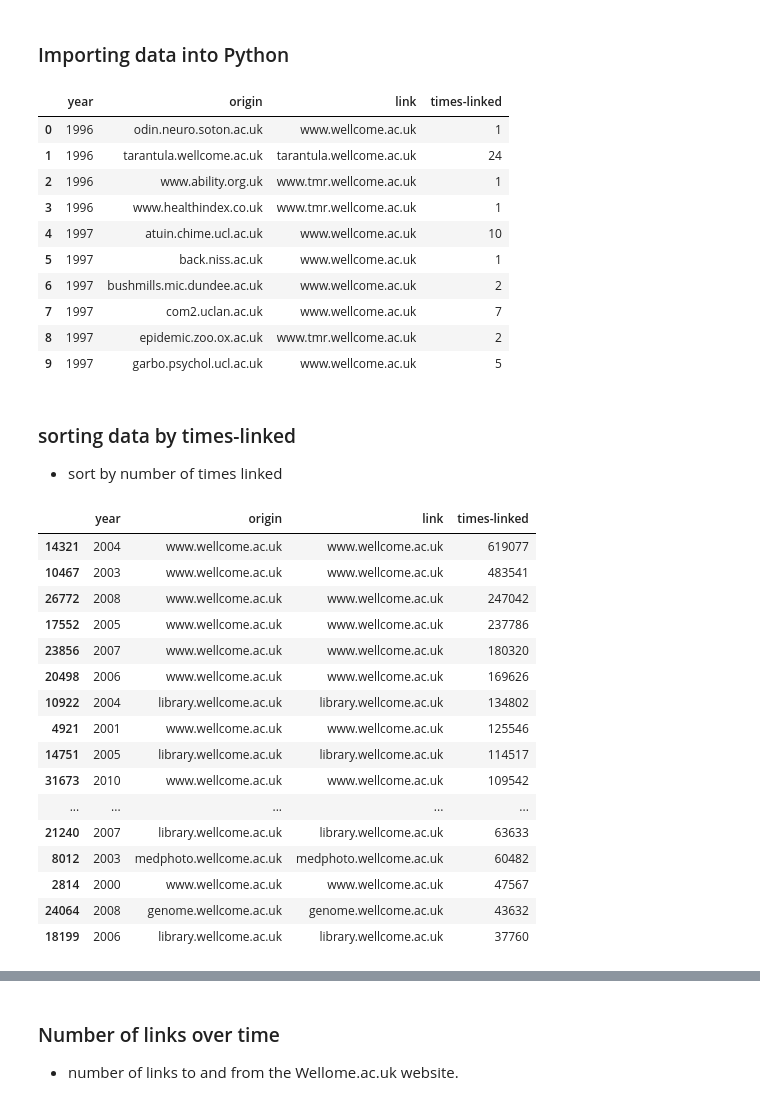
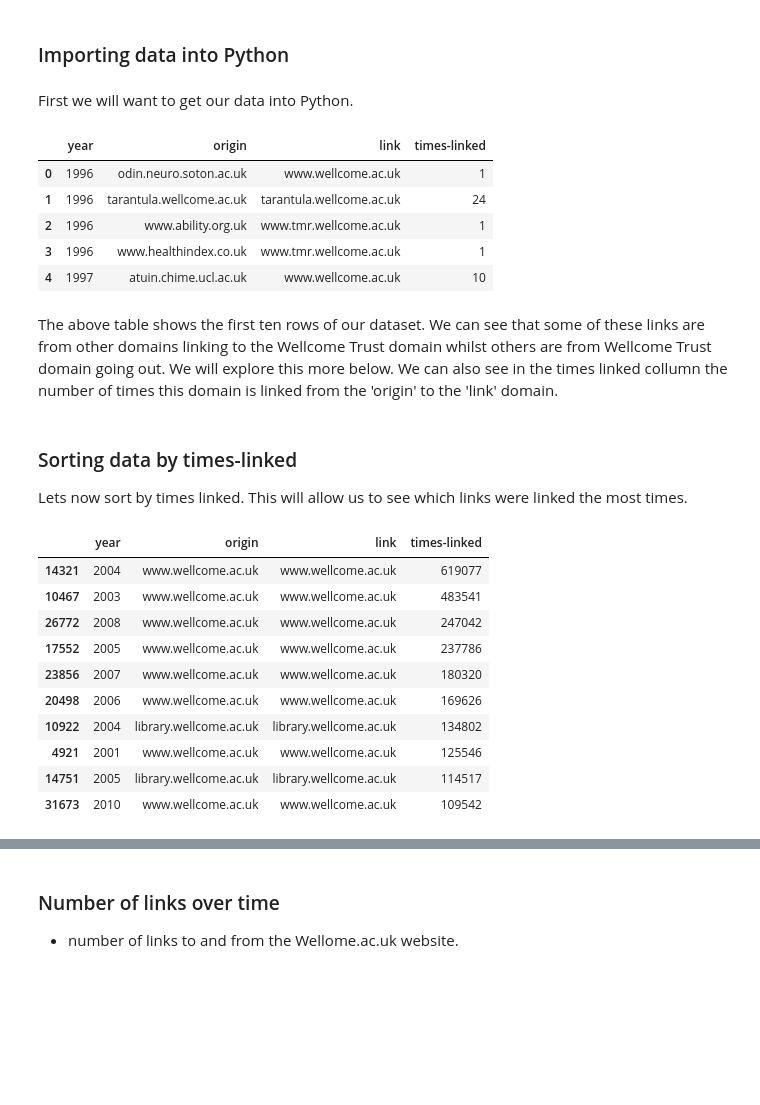
Before and after one commit to davanstrien/uk-web-archive-open-data-wellcome-project, a Jupyter notebook: Wellcome-linkage.ipynb, the cells around one changed output, grey strips where cells are left out. Drawn from its saved outputs; the diff is of its cells as text; code cells hidden in the pictures; blank space fills up the shorter version.

Commit message:
Update wellcome

```diff
--- a/Wellcome-linkage.ipynb
+++ b/Wellcome-linkage.ipynb
@@ -30,4 +45,6 @@ import seaborn as sns
 %matplotlib inline
 # %% [markdown]
 ### Importing data into Python
+# %% [markdown]
+First we will want to get our data into Python.
 # %%
@@ -34,39 +54,30 @@ import seaborn as sns
 wellcome_data = pd.read_table('wellcome-linkage.tsv', names=['year','origin','link','times-linked'], sep='\||\t', engine='python')
-# %%
-wellcome_data[:10]
-# %% [output]
-|  | year | origin | link | times-linked |
-| 0 | 1996 | odin.neuro.soton.ac.uk | www.wellcome.ac.uk | 1 |
-| 1 | 1996 | tarantula.wellcome.ac.uk | tarantula.wellcome.ac.uk | 24 |
-| 2 | 1996 | www.ability.org.uk | www.tmr.wellcome.ac.uk | 1 |
-| 3 | 1996 | www.healthindex.co.uk | www.tmr.wellcome.ac.uk | 1 |
-| 4 | 1997 | atuin.chime.ucl.ac.uk | www.wellcome.ac.uk | 10 |
-| 5 | 1997 | back.niss.ac.uk | www.wellcome.ac.uk | 1 |
-| 6 | 1997 | bushmills.mic.dundee.ac.uk | www.wellcome.ac.uk | 2 |
-| 7 | 1997 | com2.uclan.ac.uk | www.wellcome.ac.uk | 7 |
-| 8 | 1997 | epidemic.zoo.ox.ac.uk | www.tmr.wellcome.ac.uk | 2 |
-| 9 | 1997 | garbo.psychol.ucl.ac.uk | www.wellcome.ac.uk | 5 |
+# %%
+wellcome_data.head(5)
+# %% [output]
+|  | year | origin | link | times-linked |
+| 0 | 1996 | odin.neuro.soton.ac.uk | www.wellcome.ac.uk | 1 |
+| 1 | 1996 | tarantula.wellcome.ac.uk | tarantula.wellcome.ac.uk | 24 |
+| 2 | 1996 | www.ability.org.uk | www.tmr.wellcome.ac.uk | 1 |
+| 3 | 1996 | www.healthindex.co.uk | www.tmr.wellcome.ac.uk | 1 |
+| 4 | 1997 | atuin.chime.ucl.ac.uk | www.wellcome.ac.uk | 10 |
+# %% [markdown]
+The above table shows the first ten rows of our dataset. We can see that some of these links are from other domains linking to the Wellcome Trust domain whilst others are from Wellcome Trust domain going out. We will explore this more below. We can also see in the times linked collumn the number of times this domain is linked from the 'origin' to the 'link' domain.
 # %% [markdown]
-### sorting data by times-linked
+### Sorting data by times-linked
 
-* sort by number of times linked
+Lets now sort by times linked. This will allow us to see which links were linked the most times.
 # %%
-wellcome_data.sort_values(by='times-linked', ascending=0)[:20]
+wellcome_data.sort_values(by='times-linked', ascending=0)[:10]
 # %% [output]
 |  | year | origin | link | times-linked |
 | 14321 | 2004 | www.wellcome.ac.uk | www.wellcome.ac.uk | 619077 |
 | 10467 | 2003 | www.wellcome.ac.uk | www.wellcome.ac.uk | 483541 |
 | 26772 | 2008 | www.wellcome.ac.uk | www.wellcome.ac.uk | 247042 |
 | 17552 | 2005 | www.wellcome.ac.uk | www.wellcome.ac.uk | 237786 |
 | 23856 | 2007 | www.wellcome.ac.uk | www.wellcome.ac.uk | 180320 |
 | 20498 | 2006 | www.wellcome.ac.uk | www.wellcome.ac.uk | 169626 |
 | 10922 | 2004 | library.wellcome.ac.uk | library.wellcome.ac.uk | 134802 |
 | 4921 | 2001 | www.wellcome.ac.uk | www.wellcome.ac.uk | 125546 |
 | 14751 | 2005 | library.wellcome.ac.uk | library.wellcome.ac.uk | 114517 |
 | 31673 | 2010 | www.wellcome.ac.uk | www.wellcome.ac.uk | 109542 |
-| ... | ... | ... | ... | ... |
-| 21240 | 2007 | library.wellcome.ac.uk | library.wellcome.ac.uk | 63633 |
-| 8012 | 2003 | medphoto.wellcome.ac.uk | medphoto.wellcome.ac.uk | 60482 |
-| 2814 | 2000 | www.wellcome.ac.uk | www.wellcome.ac.uk | 47567 |
-| 24064 | 2008 | genome.wellcome.ac.uk | genome.wellcome.ac.uk | 43632 |
-| 18199 | 2006 | library.wellcome.ac.uk | library.wellcome.ac.uk | 37760 |
```
Also changed, not shown: parts of 23 cells of this notebook.
